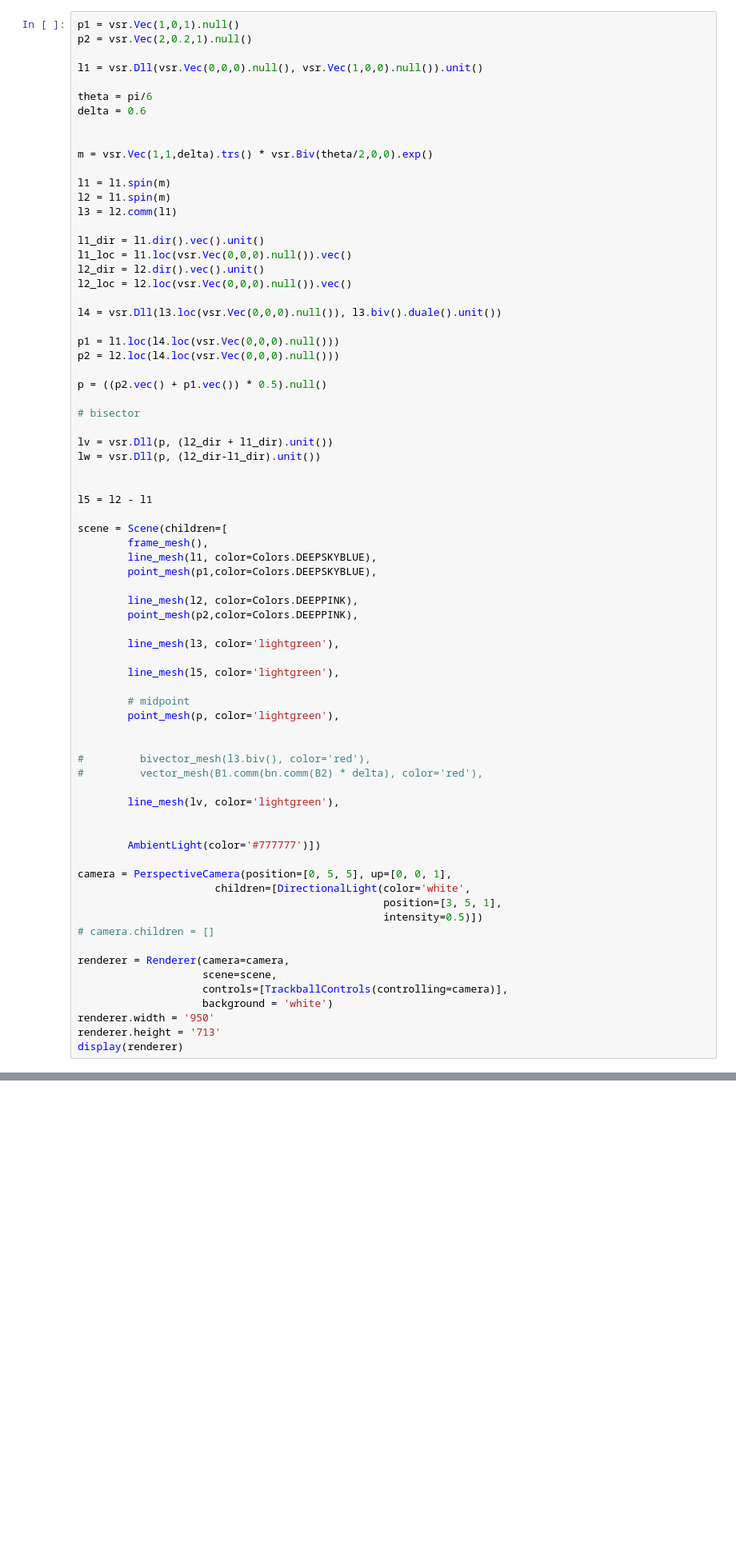
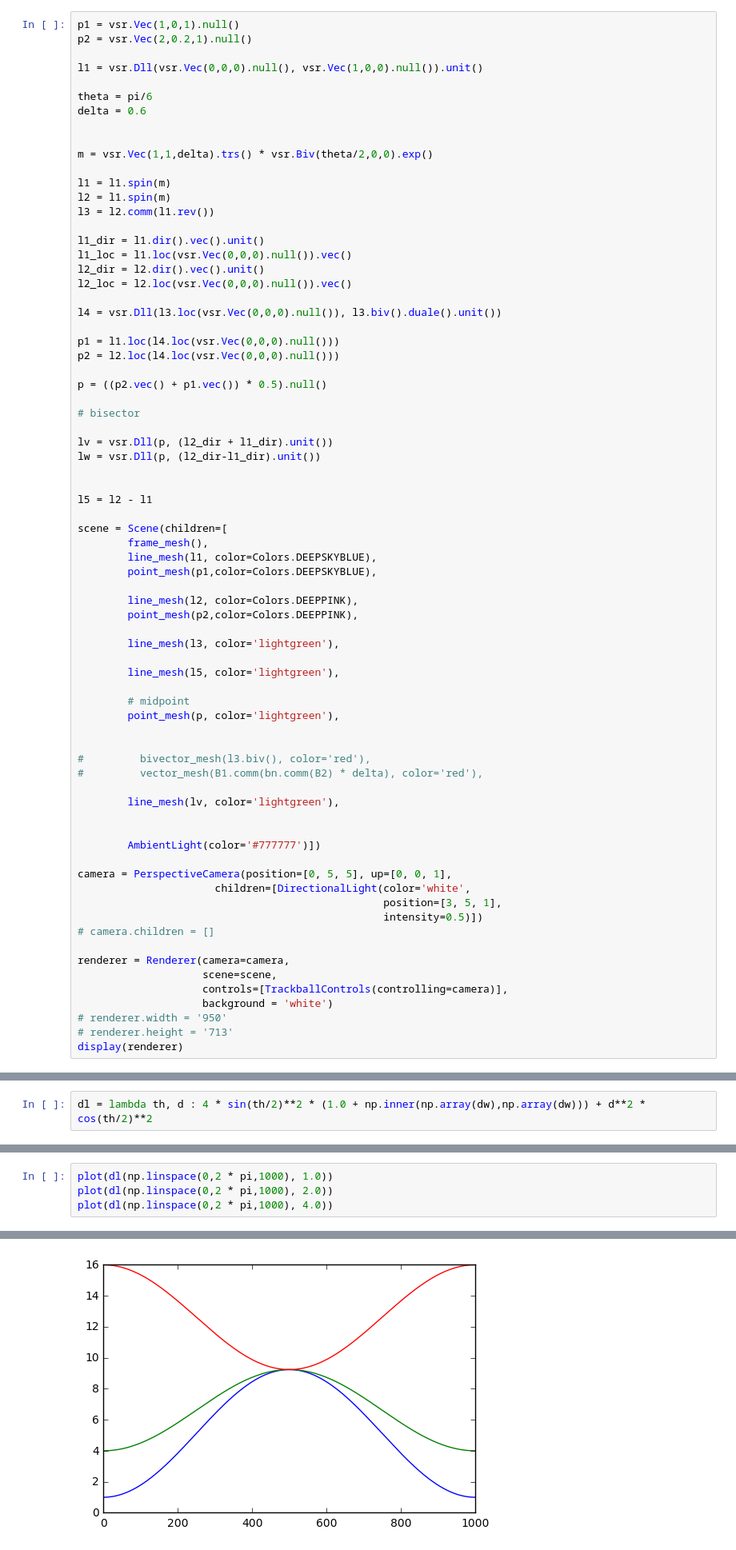
Before and after one commit to tingelst/game, a Jupyter notebook: python/Line-Difference.ipynb, the cells around one changed output, grey strips where cells are left out. Shown at 80% size. Cells and saved outputs as stored; diff of their text form; blank space fills up the shorter version.

```diff
--- a/python/Line-Difference.ipynb
+++ b/python/Line-Difference.ipynb
@@ -22,7 +24,7 @@ m = vsr.Vec(1,1,delta).trs() * vsr.Biv(theta/2,0,0).exp()
 
 l1 = l1.spin(m)
 l2 = l1.spin(m)
-l3 = l2.comm(l1)
+l3 = l2.comm(l1.rev())
 
 l1_dir = l1.dir().vec().unit()
 l1_loc = l1.loc(vsr.Vec(0,0,0).null()).vec()
@@ -78,6 +80,6 @@ renderer = Renderer(camera=camera,
                     scene=scene,
                     controls=[TrackballControls(controlling=camera)],
                     background = 'white')
-renderer.width = '950'
-renderer.height = '713'
+# renderer.width = '950'
+# renderer.height = '713'
 display(renderer)
@@ -83,0 +155,2 @@ display(renderer)
+# %%
+dl = lambda th, d : 4 * sin(th/2)**2 * (1.0 + np.inner(np.array(dw),np.array(dw))) + d**2 * cos(th/2)**2
@@ -83,0 +311,5 @@ display(renderer)
+# %%
+plot(dl(np.linspace(0,2 * pi,1000), 1.0))
+plot(dl(np.linspace(0,2 * pi,1000), 2.0))
+plot(dl(np.linspace(0,2 * pi,1000), 4.0))
+# %% [output]
@@ -83,0 +317 @@ display(renderer)
+[figure, added]
```
Also changed, not shown: parts of 192 cells of this notebook, 20 other files.
